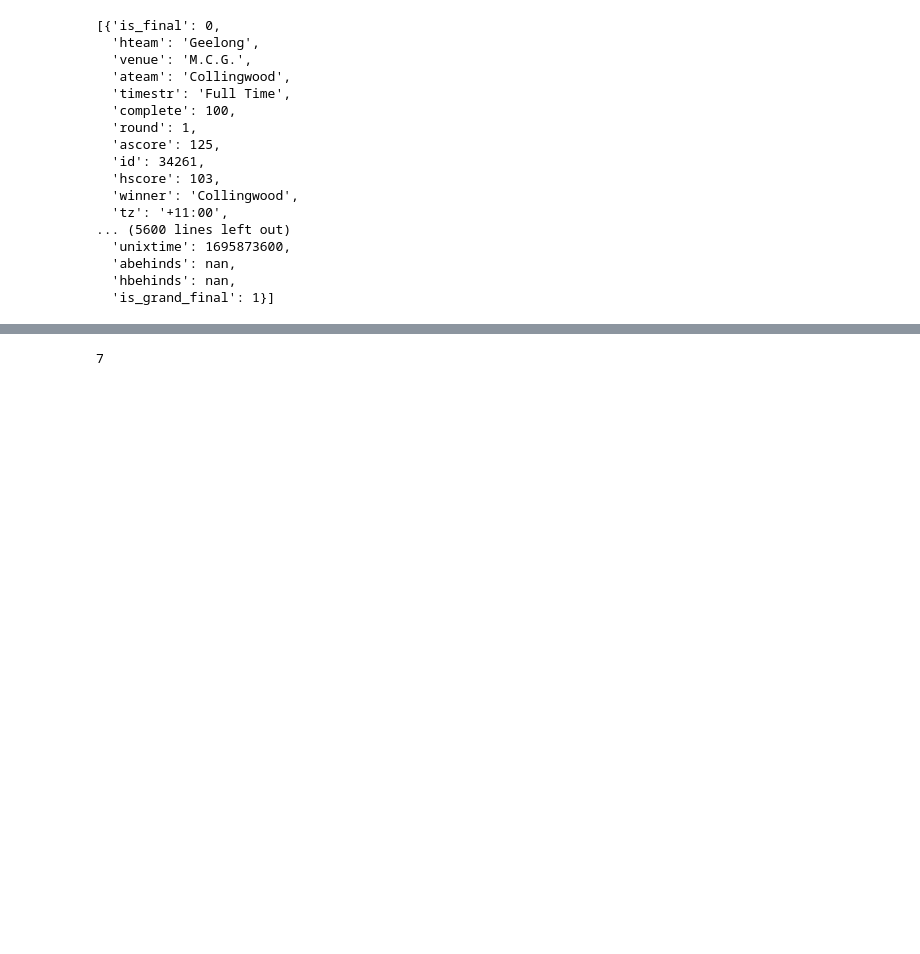
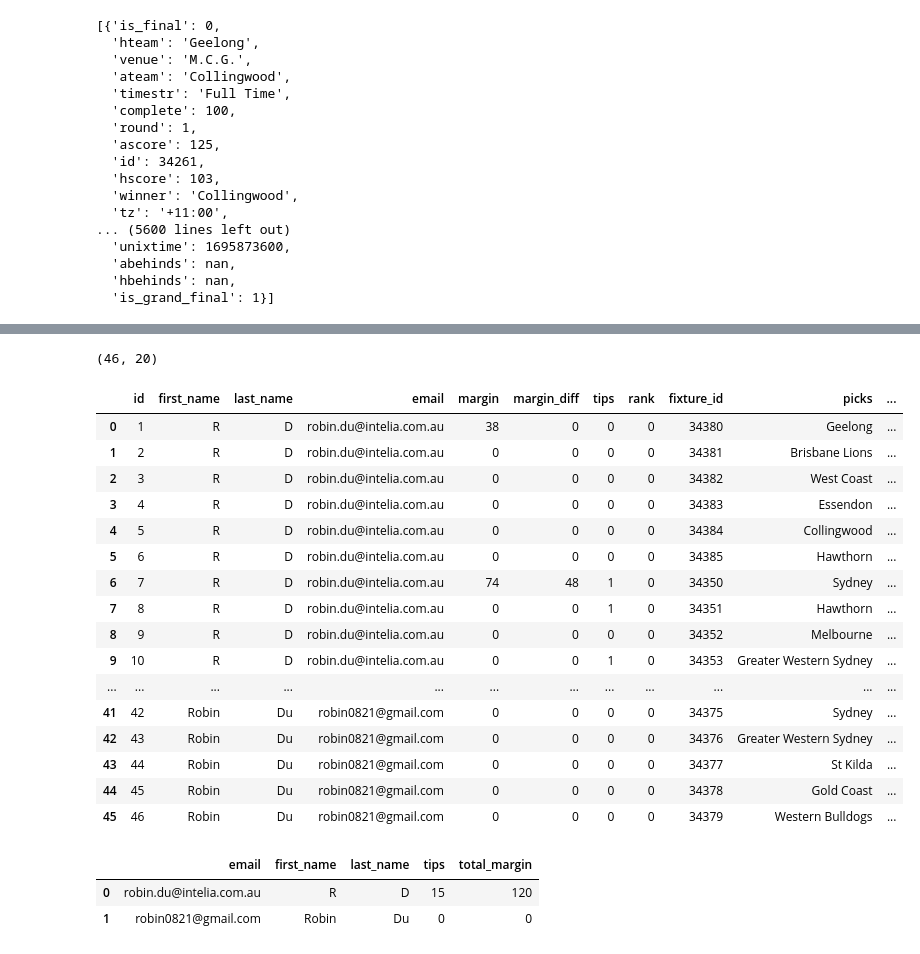
Before and after one commit to robin0821/afl_tipster, a Jupyter notebook: Untitled.ipynb, the cells around one changed output, grey strips where cells are left out. Cells and saved outputs as stored; diff of their text form; code cells hidden in the pictures; blank space fills up the shorter version.

```diff
--- a/Untitled.ipynb
+++ b/Untitled.ipynb
@@ -96,4 +96,26 @@ tf = pd.read_sql(sql, engine)
+# %%
+tf.shape
+# %% [output]
+(46, 20)
+# %%
+tf
+# %% [output]
+|  | id | first_name | last_name | email | margin | margin_diff | tips | rank | fixture_id | picks | ... |
+| 0 | 1 | R | D | robin.du@intelia.com.au | 38 | 0 | 0 | 0 | 34380 | Geelong | ... |
+| 1 | 2 | R | D | robin.du@intelia.com.au | 0 | 0 | 0 | 0 | 34381 | Brisbane Lions | ... |
+| 2 | 3 | R | D | robin.du@intelia.com.au | 0 | 0 | 0 | 0 | 34382 | West Coast | ... |
+| 3 | 4 | R | D | robin.du@intelia.com.au | 0 | 0 | 0 | 0 | 34383 | Essendon | ... |
+| 4 | 5 | R | D | robin.du@intelia.com.au | 0 | 0 | 0 | 0 | 34384 | Collingwood | ... |
+| 5 | 6 | R | D | robin.du@intelia.com.au | 0 | 0 | 0 | 0 | 34385 | Hawthorn | ... |
+| 6 | 7 | R | D | robin.du@intelia.com.au | 74 | 48 | 1 | 0 | 34350 | Sydney | ... |
+| 7 | 8 | R | D | robin.du@intelia.com.au | 0 | 0 | 1 | 0 | 34351 | Hawthorn | ... |
+| 8 | 9 | R | D | robin.du@intelia.com.au | 0 | 0 | 0 | 0 | 34352 | Melbourne | ... |
+| 9 | 10 | R | D | robin.du@intelia.com.au | 0 | 0 | 1 | 0 | 34353 | Greater Western Sydney | ... |
+| ... | ... | ... | ... | ... | ... | ... | ... | ... | ... | ... | ... |
+| 41 | 42 | Robin | Du | robin0821@gmail.com | 0 | 0 | 0 | 0 | 34375 | Sydney | ... |
+| 42 | 43 | Robin | Du | robin0821@gmail.com | 0 | 0 | 0 | 0 | 34376 | Greater Western Sydney | ... |
+| 43 | 44 | Robin | Du | robin0821@gmail.com | 0 | 0 | 0 | 0 | 34377 | St Kilda | ... |
+| 44 | 45 | Robin | Du | robin0821@gmail.com | 0 | 0 | 0 | 0 | 34378 | Gold Coast | ... |
+| 45 | 46 | Robin | Du | robin0821@gmail.com | 0 | 0 | 0 | 0 | 34379 | Western Bulldogs | ... |
 # %%
-int('7')
+df = tf.groupby(['email', 'first_name', 'last_name'])[['tips', 'margin_diff']].sum().reset_index()
-# %% [output]
-7
@@ -99,0 +124,6 @@ int('7')
+# %%
+df
+# %% [output]
+|  | email | first_name | last_name | tips | total_margin |
+| 0 | robin.du@intelia.com.au | R | D | 15 | 120 |
+| 1 | robin0821@gmail.com | Robin | Du | 0 | 0 |
```
Also changed, not shown: parts of 6 cells of this notebook, 20 other files.
